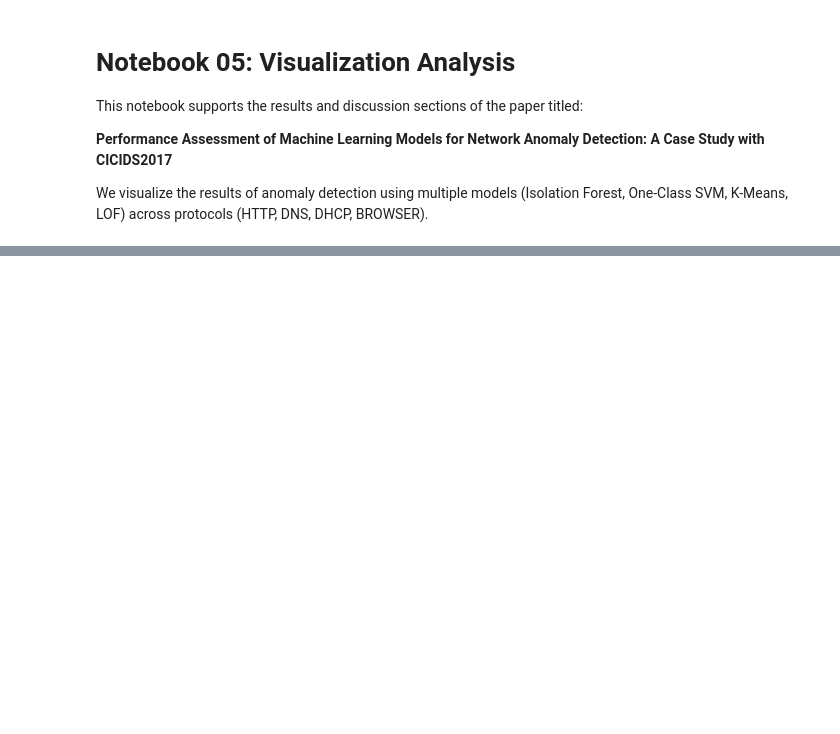
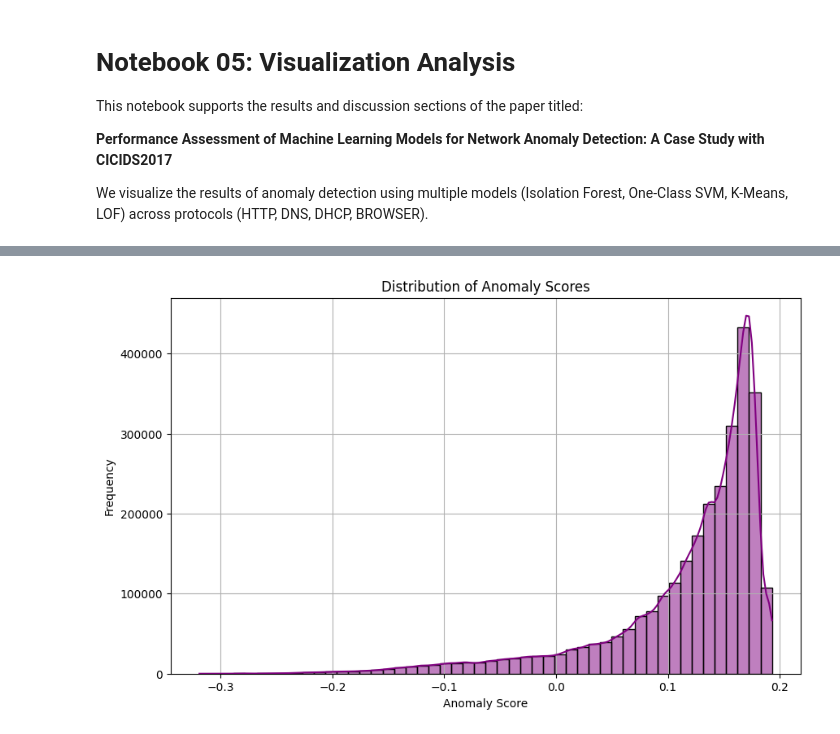
Before and after one commit to osahonokoro/anomaly-detection-isolationforest-cicids2017, a Jupyter notebook: notebooks/05_visualization_analysis.ipynb, the cells around one changed output, grey strips where cells are left out. Drawn from its saved outputs; the diff is of its cells as text; code cells hidden in the pictures; blank space fills up the shorter version.

```diff
--- a/notebooks/05_visualization_analysis.ipynb
+++ b/notebooks/05_visualization_analysis.ipynb
@@ -6,18 +6,3 @@ This notebook supports the results and discussion sections of the paper titled:
 **Performance Assessment of Machine Learning Models for Network Anomaly Detection: A Case Study with CICIDS2017**
 
 We visualize the results of anomaly detection using multiple models (Isolation Forest, One-Class SVM, K-Means, LOF) across protocols (HTTP, DNS, DHCP, BROWSER).
-# %%
-import pandas as pd
-import matplotlib.pyplot as plt
-import seaborn as sns
-import plotly.express as px
-from sklearn.metrics import classification_report, confusion_matrix
-import numpy as np
-import os
-
-sns.set(style='whitegrid')
-plt.rcParams['figure.figsize'] = (10, 6)
-
-# Load data
-df = pd.read_csv('output_packets_data.csv')
-df.head()
@@ -59,0 +14,17 @@ plt.show()
+# %%
+# 📦 Cell 1: Import Libraries and Load Data
+
+import pandas as pd
+import matplotlib.pyplot as plt
+import seaborn as sns
+from sklearn.decomposition import PCA
+
+# Load the Isolation Forest output
+output_path = '/content/drive/MyDrive/anomaly_detection_output.csv'  # Adjust if necessary
+df = pd.read_csv(output_path)
+
+# Ensure anomaly labels are integers (fixes visualization errors)
+df['anomaly_label'] = df['anomaly_label'].astype(int)
+
+# Display basic info
+df.head()
@@ -59,0 +39,12 @@ plt.show()
+# %%
+# 📊 Cell 2: Distribution of Anomaly Scores
+
+plt.figure(figsize=(10, 6))
+sns.histplot(df['anomaly_score'], bins=50, kde=True, color='purple')
+plt.title('Distribution of Anomaly Scores')
+plt.xlabel('Anomaly Score')
+plt.ylabel('Frequency')
+plt.grid(True)
+plt.show()
+# %% [output]
+[figure, added]
```
Also changed, not shown: parts of 10 cells of this notebook.
